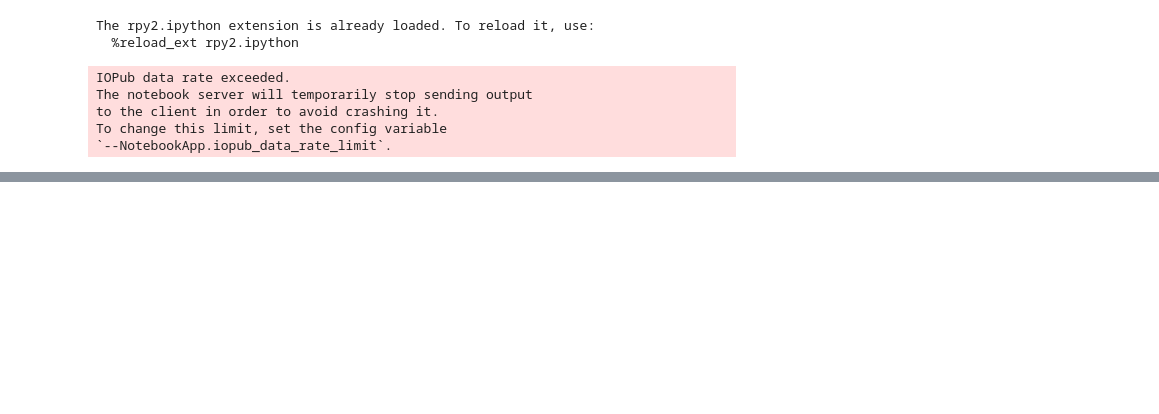
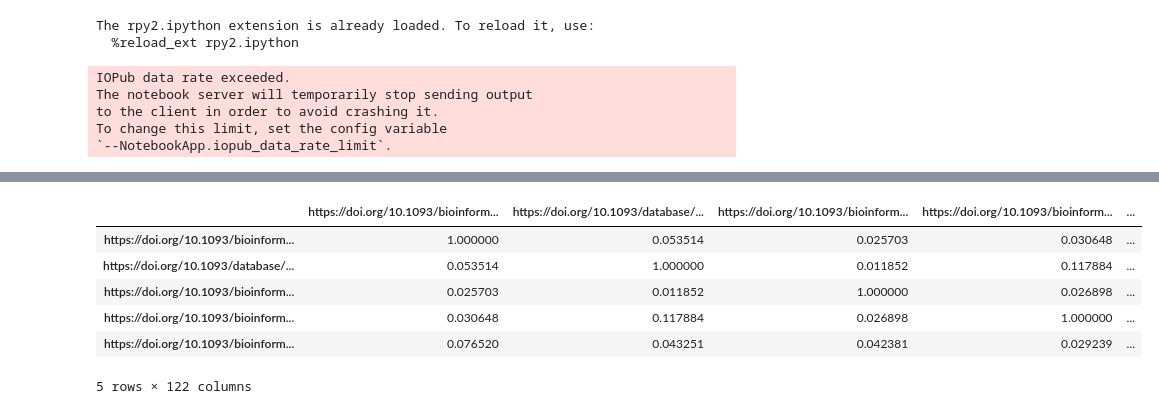
Before and after one commit to MaayanLab/datasets2tools, a Jupyter notebook: updater/pipeline/Development.ipynb, the cells around one changed output, grey strips where cells are left out. Cells and saved outputs as stored; diff of their text form; code cells hidden in the pictures; blank space fills up the shorter version.

Commit message:
Updating article processing

```diff
--- a/updater/pipeline/Development.ipynb
+++ b/updater/pipeline/Development.ipynb
@@ -57,0 +94,28 @@ similarity_dataframe = pd.melt(pd.DataFrame((tfidf * tfidf.T).A, columns=abstrac
+# %%
+# Initialize dataframe
+abstract_dataframe = pd.concat([pd.read_table(x)[['abstract', 'doi']] for x in infiles])
+
+# Fix abstract
+abstract_dataframe['abstract'] = [' '.join([abstract_tuple[1] for abstract_tuple in json.loads(x)['abstract'] if abstract_tuple[0] not in [u'Contact:', u'Availability and implementation', u'Supplementary information']]) for x in abstract_dataframe['abstract']]
+
+# Process abstracts
+processed_abstracts = [process_text(x) for x in abstract_dataframe['abstract']]
+
+# Get vectorized
+tfidf_vectorizer = TfidfVectorizer(min_df=0.00,max_df=1.0, ngram_range=(1, 1))
+
+# Get matrix
+tfidf_matrix = tfidf_vectorizer.fit_transform(processed_abstracts).astype(float)
+
+#Calculate the adjacency matrix
+adjacency_dataframe = pd.DataFrame(sklearn.metrics.pairwise.cosine_similarity(tfidf_matrix, tfidf_matrix), index=abstract_dataframe['doi'], columns=abstract_dataframe['doi'])
+
+# Feature dataframe
+feature_dataframe = pd.DataFrame(tfidf_matrix.todense(), index=abstract_dataframe['doi'], columns=tfidf_vectorizer.get_feature_names())
+
+# Melt
+feature_dataframe_melted = pd.melt(feature_dataframe.reset_index().rename(columns={'level_0': 'doi'}), id_vars='doi', var_name='word', value_name='importance')
+
+# Get top keywords dataframe
+top_keyword_dataframe = feature_dataframe_melted.groupby('doi')['word','importance'].apply(lambda x: x.nlargest(5, columns=['importance'])).reset_index().set_index('doi').drop_duplicates().drop(['level_1', 'importance'], axis=1)
+top_keyword_dataframe.head()
@@ -57,0 +130,10 @@ similarity_dataframe = pd.melt(pd.DataFrame((tfidf * tfidf.T).A, columns=abstrac
+# %%
+adjacency_dataframe.head()
+# %% [output]
+|  | https://doi.org/10.1093/bioinform... | https://doi.org/10.1093/database/... | https://doi.org/10.1093/bioinform... | https://doi.org/10.1093/bioinform... | ... |
+| https://doi.org/10.1093/bioinform... | 1.000000 | 0.053514 | 0.025703 | 0.030648 | ... |
+| https://doi.org/10.1093/database/... | 0.053514 | 1.000000 | 0.011852 | 0.117884 | ... |
+| https://doi.org/10.1093/bioinform... | 0.025703 | 0.011852 | 1.000000 | 0.026898 | ... |
+| https://doi.org/10.1093/bioinform... | 0.030648 | 0.117884 | 0.026898 | 1.000000 | ... |
+| https://doi.org/10.1093/bioinform... | 0.076520 | 0.043251 | 0.042381 | 0.029239 | ... |
+5 rows × 122 columns
```
Also changed, not shown: parts of 9 cells of this notebook, 6 other files.
